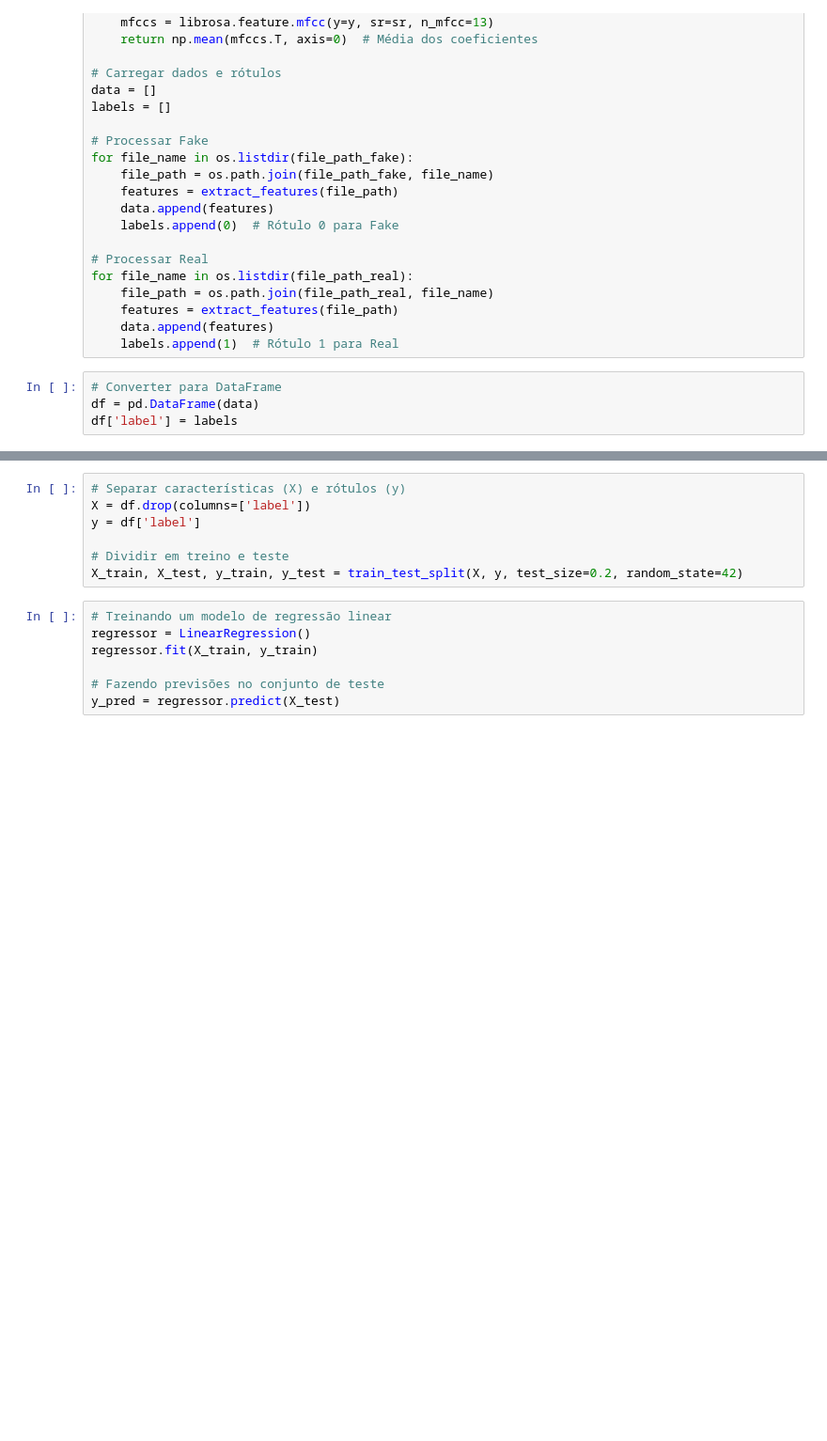
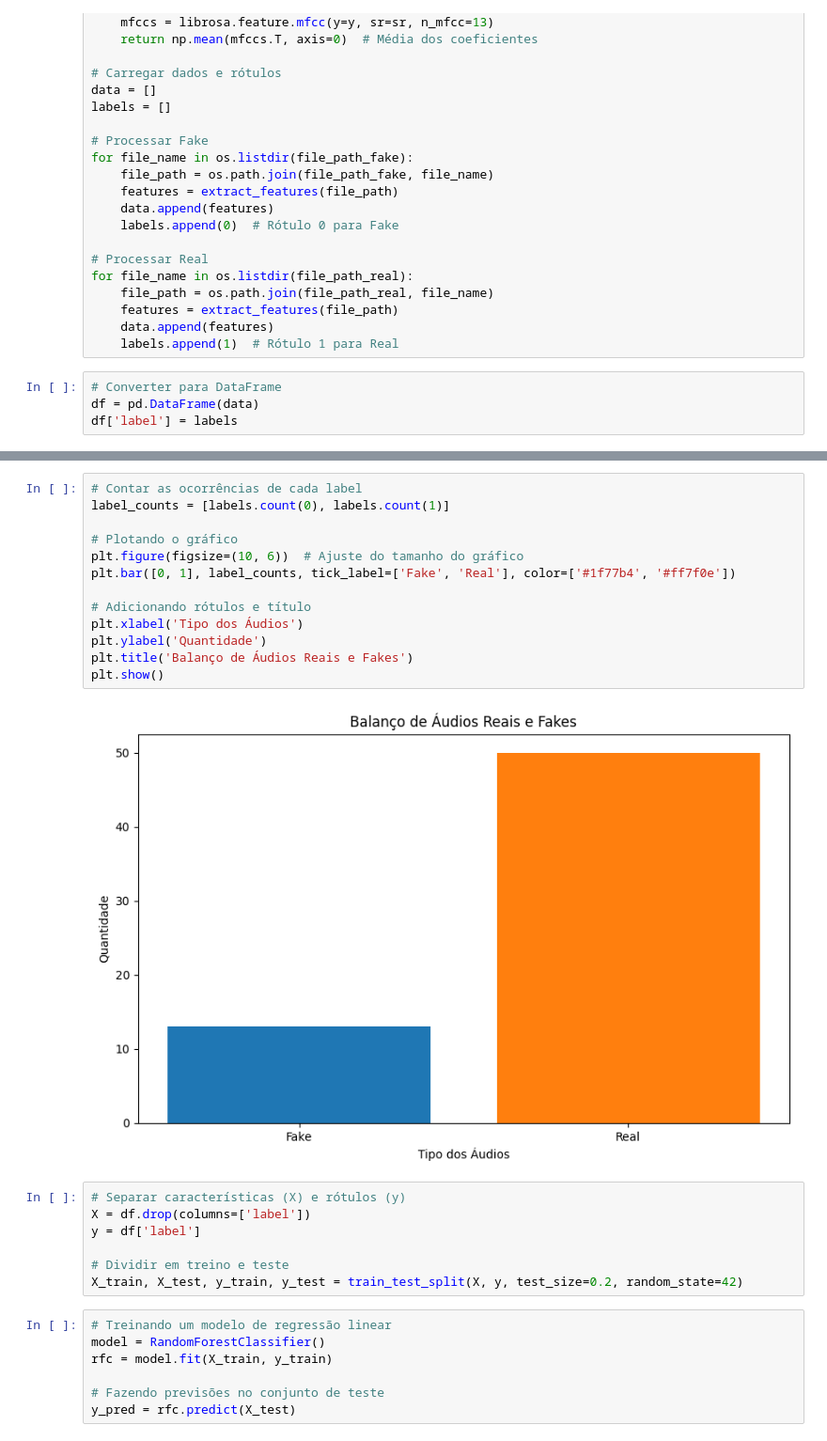
Before and after one commit to vitormunnizz/audio_for, a Jupyter notebook: tcc.ipynb, the cells around one changed output, grey strips where cells are left out. Shown: that part at 94% size. Drawn from its saved outputs; the diff is of its cells as text; blank space fills up the shorter version.

```diff
--- a/tcc.ipynb
+++ b/tcc.ipynb
@@ -104,3 +105,18 @@ df
+# %%
+# Contar as ocorrências de cada label
+label_counts = [labels.count(0), labels.count(1)]
+
+# Plotando o gráfico
+plt.figure(figsize=(10, 6))  # Ajuste do tamanho do gráfico
+plt.bar([0, 1], label_counts, tick_label=['Fake', 'Real'], color=['#1f77b4', '#ff7f0e'])
+
+# Adicionando rótulos e título
+plt.xlabel('Tipo dos Áudios')
+plt.ylabel('Quantidade')
+plt.title('Balanço de Áudios Reais e Fakes')
+plt.show()
+# %% [output]
+[figure, added]
 # %%
 # Separar características (X) e rótulos (y)
 X = df.drop(columns=['label'])
@@ -110,11 +126,11 @@ y = df['label']
 X_train, X_test, y_train, y_test = train_test_split(X, y, test_size=0.2, random_state=42)
 # %%
 # Treinando um modelo de regressão linear
-regressor = LinearRegression()
-regressor.fit(X_train, y_train)
+model = RandomForestClassifier()
+rfc = model.fit(X_train, y_train)
 
 # Fazendo previsões no conjunto de teste
-y_pred = regressor.predict(X_test)
+y_pred = rfc.predict(X_test)
 # %%
 # Calculando métricas de avaliação
 mae = mean_absolute_error(y_test, y_pred)
```
Also changed, not shown: parts of 64 cells of this notebook.
